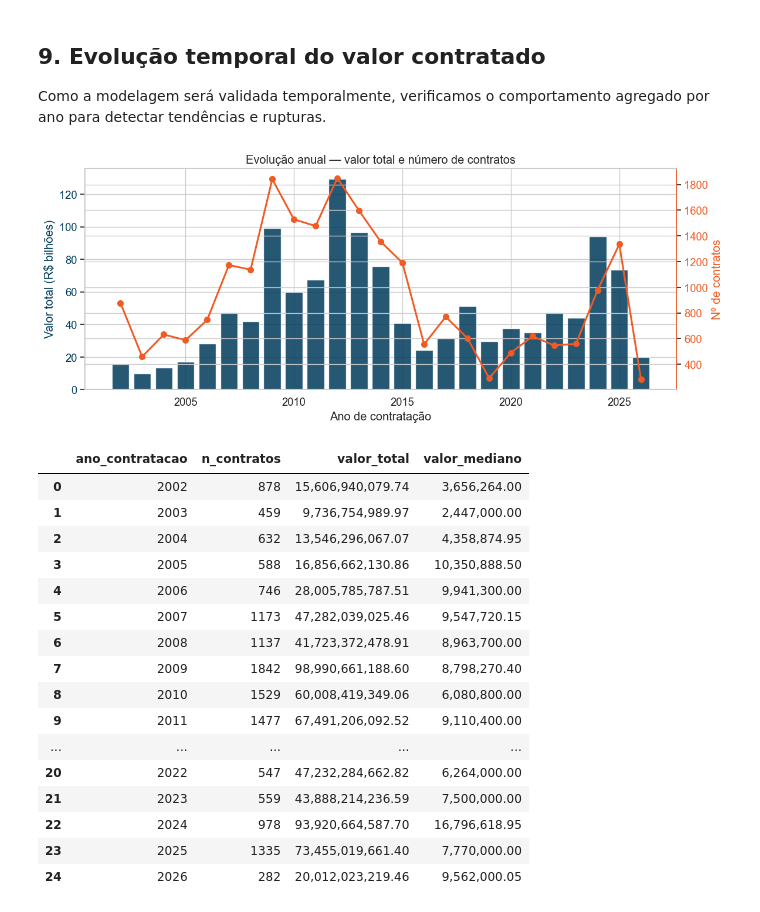
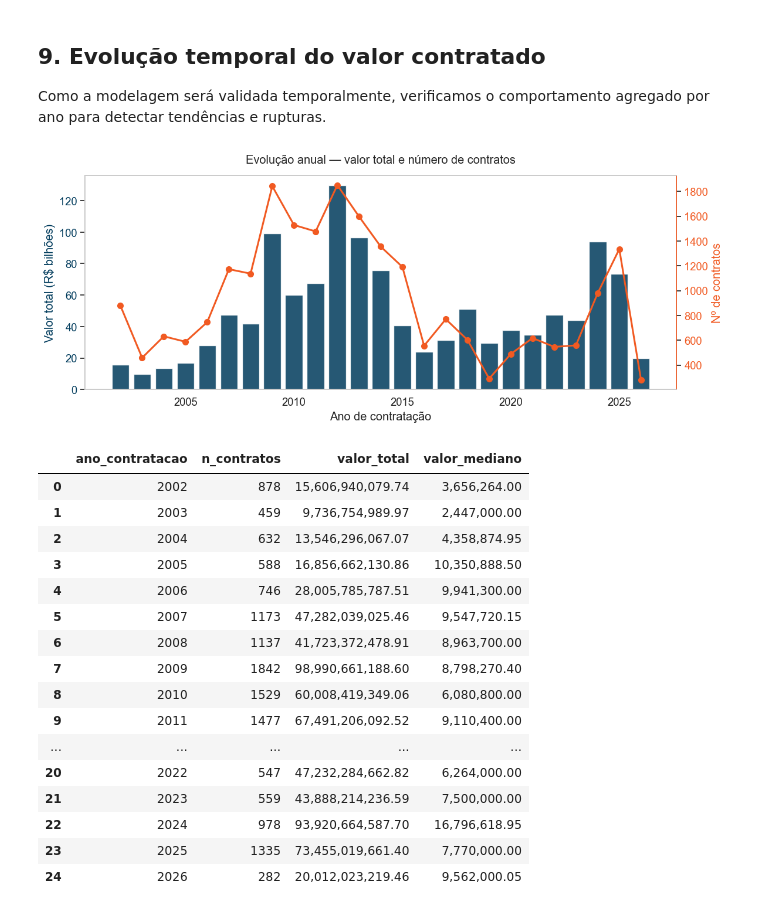
Before and after one commit to AndreRibaz/bnds-analysis, a Jupyter notebook: notebooks/eda.ipynb, the cells around one changed output. Cells and saved outputs as stored; diff of their text form; code cells hidden in the pictures.

```diff
--- a/notebooks/eda.ipynb
+++ b/notebooks/eda.ipynb
@@ -44,7 +44,7 @@ df.head(2)
 # =============================================================
 # 3. FILTRO DO UNIVERSO
 # =============================================================
-TARGET = "valor_contratado"  # valor contratado no projeto
+TARGET = "valor_operacao"  # valor contratado no projeto
 
 df_eda = df.copy()
 
@@ -507,39 +513,47 @@ serie_anual = (
 
 fig, ax1 = plt.subplots(figsize=(12, 5))
 
-# Barras — valor total em azul (cor principal)
+# --- CONFIGURAÇÃO DO EIXO 1 (BARRAS) ---
+ax1.grid(False)  # Desliga a grade
 ax1.bar(
     serie_anual["ano_contratacao"],
     serie_anual["valor_total"] / 1e9,
     color=paleta_cores["azul"],
     alpha=0.85,
     label="Valor total (R$ bi)",
 )
 ax1.set_xlabel("Ano de contratação")
 ax1.set_ylabel("Valor total (R$ bilhões)", color=paleta_cores["azul"])
 ax1.tick_params(axis="y", labelcolor=paleta_cores["azul"])
 
-# Linha — nº de contratos em laranja (destaque)
+# --- CONFIGURAÇÃO DO EIXO 2 (LINHA) ---
 ax2 = ax1.twinx()
+
+# A MÁGICA ACONTECE AQUI: Torna o fundo do eixo 2 transparente
+ax2.patch.set_visible(False)
+ax2.grid(False)  # Desliga a grade do eixo 2
+
 ax2.plot(
     serie_anual["ano_contratacao"],
     serie_anual["n_contratos"],
     color=paleta_cores["laranja"],
     marker="o", linewidth=2.2, markersize=7,
     label="Nº de contratos",
 )
 ax2.set_ylabel("Nº de contratos", color=paleta_cores["laranja"])
 ax2.tick_params(axis="y", labelcolor=paleta_cores["laranja"])
+
+# Ajuste da borda (spine) direita
 ax2.spines["right"].set_visible(True)
 ax2.spines["right"].set_color(paleta_cores["laranja"])
 
-plt.title("Evolução anual — valor total e número de contratos")
+plt.title("Evolução anual — valor total e número de contratos", pad=15)
 plt.tight_layout()
 plt.show()
 
 display(serie_anual)
 # %% [output]
-[figure, old version]
+[figure, new version]
 |  | ano_contratacao | n_contratos | valor_total | valor_mediano |
 | 0 | 2002 | 878 | 15,606,940,079.74 | 3,656,264.00 |
 | 1 | 2003 | 459 | 9,736,754,989.97 | 2,447,000.00 |
```
Also changed, not shown: parts of 17 cells of this notebook.
